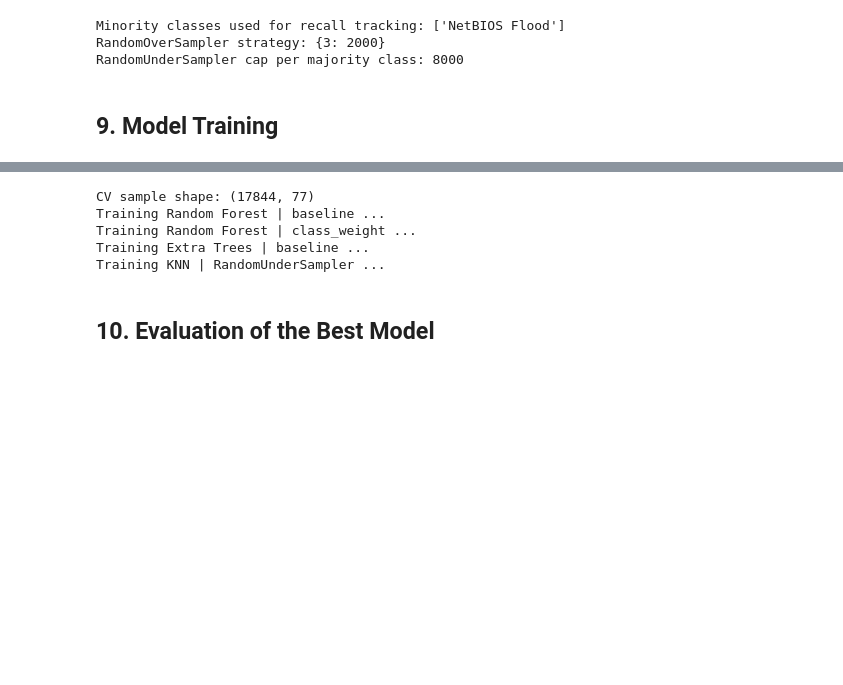
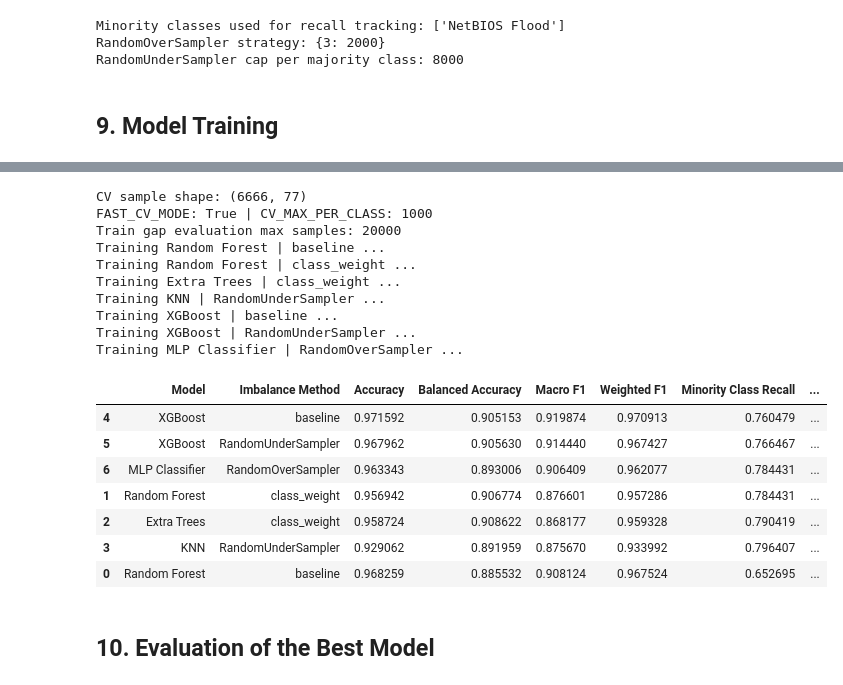
Before and after one commit to ShirokaitoX1412/mlddos, a Jupyter notebook: notebooks/ddos_detection_report_ready.ipynb, the cells around one changed output, grey strips where cells are left out. Saved outputs shown, nothing was run; the diff lists cells and outputs as text; code cells hidden in the pictures; blank space fills up the shorter version.

```diff
--- a/notebooks/ddos_detection_report_ready.ipynb
+++ b/notebooks/ddos_detection_report_ready.ipynb
@@ -46,7 +46,9 @@ for directory in (DATA_DIR, RESULTS_DIR, MODELS_DIR):
 RANDOM_STATE = 42
 TEST_SIZE = 0.2
 CV_FOLDS = 3
-CV_MAX_PER_CLASS = 3000
+FAST_CV_MODE = True
+CV_MAX_PER_CLASS = 1000 if FAST_CV_MODE else 3000
+TRAIN_GAP_MAX_SAMPLES = 20000
 
 warnings.filterwarnings("ignore", category=FutureWarning)
 print("Project root:", PROJECT_ROOT)
@@ -666,7 +691,15 @@ def evaluate_candidate(spec, X_train, y_train, X_test, y_test):
     pipeline.fit(X_train, y_train)
     fit_seconds = time.time() - start
 
-    y_train_pred = pipeline.predict(X_train)
+    train_eval_size = min(TRAIN_GAP_MAX_SAMPLES, len(X_train))
+    train_eval_positions = np.random.RandomState(RANDOM_STATE).choice(
+        len(X_train),
+        size=train_eval_size,
+        replace=False,
+    )
+    X_train_eval = X_train.iloc[train_eval_positions]
+    y_train_eval = y_train[train_eval_positions]
+    y_train_pred = pipeline.predict(X_train_eval)
     y_test_pred = pipeline.predict(X_test)
     y_test_proba = None
     if hasattr(pipeline, "predict_proba"):
@@ -722,9 +755,9 @@ def evaluate_candidate(spec, X_train, y_train, X_test, y_test):
         "Attack Recall": attack_recall,
         "ROC AUC Macro OvR": roc_auc_macro,
         "ROC AUC Weighted OvR": roc_auc_weighted,
-        "Train Macro F1": f1_score(y_train, y_train_pred, average="macro", zero_division=0),
+        "Train Macro F1": f1_score(y_train_eval, y_train_pred, average="macro", zero_division=0),
         "Test Macro F1": f1_score(y_test, y_test_pred, average="macro", zero_division=0),
-        "Train/Test Gap": f1_score(y_train, y_train_pred, average="macro", zero_division=0)
+        "Train/Test Gap": f1_score(y_train_eval, y_train_pred, average="macro", zero_division=0)
         - f1_score(y_test, y_test_pred, average="macro", zero_division=0),
         "Fit Seconds": fit_seconds,
     }
@@ -746,6 +779,8 @@ def evaluate_candidate(spec, X_train, y_train, X_test, y_test):
 
 X_cv, y_cv = make_cv_sample(X_train, y_train)
 print("CV sample shape:", X_cv.shape)
+print("FAST_CV_MODE:", FAST_CV_MODE, "| CV_MAX_PER_CLASS:", CV_MAX_PER_CLASS)
+print("Train gap evaluation max samples:", TRAIN_GAP_MAX_SAMPLES)
 
 cv = StratifiedKFold(n_splits=CV_FOLDS, shuffle=True, random_state=RANDOM_STATE)
 cv_scoring = {
@@ -806,35 +841,48 @@ comparison_df["Selection Score"] = (
     - guardrail_penalty
 )
 
 main_columns = [
     "Model",
     "Imbalance Method",
     "Accuracy",
     "Balanced Accuracy",
     "Macro F1",
     "Weighted F1",
     "Minority Class Recall",
     "False Alarm Rate",
     "Attack Recall",
     "ROC AUC Macro OvR",
     "Train Macro F1",
     "Test Macro F1",
     "Train/Test Gap",
     "CV Macro F1 Mean",
     "CV Macro F1 Std",
     "TCP SYN Flood F1",
     "UDP-Lag Flood F1",
     "Notes",
     "Selection Score",
     "Fit Seconds",
 ]
 display(comparison_df[main_columns].sort_values("Selection Score", ascending=False))
 # %% [output]
-CV sample shape: (17844, 77)
+CV sample shape: (6666, 77)
+FAST_CV_MODE: True | CV_MAX_PER_CLASS: 1000
+Train gap evaluation max samples: 20000
 Training Random Forest | baseline ...
 Training Random Forest | class_weight ...
-Training Extra Trees | baseline ...
+Training Extra Trees | class_weight ...
 Training KNN | RandomUnderSampler ...
+Training XGBoost | baseline ...
+Training XGBoost | RandomUnderSampler ...
+Training MLP Classifier | RandomOverSampler ...
+|  | Model | Imbalance Method | Accuracy | Balanced Accuracy | Macro F1 | Weighted F1 | Minority Class Recall | ... |
+| 4 | XGBoost | baseline | 0.971592 | 0.905153 | 0.919874 | 0.970913 | 0.760479 | ... |
+| 5 | XGBoost | RandomUnderSampler | 0.967962 | 0.905630 | 0.914440 | 0.967427 | 0.766467 | ... |
+| 6 | MLP Classifier | RandomOverSampler | 0.963343 | 0.893006 | 0.906409 | 0.962077 | 0.784431 | ... |
+| 1 | Random Forest | class_weight | 0.956942 | 0.906774 | 0.876601 | 0.957286 | 0.784431 | ... |
+| 2 | Extra Trees | class_weight | 0.958724 | 0.908622 | 0.868177 | 0.959328 | 0.790419 | ... |
+| 3 | KNN | RandomUnderSampler | 0.929062 | 0.891959 | 0.875670 | 0.933992 | 0.796407 | ... |
+| 0 | Random Forest | baseline | 0.968259 | 0.885532 | 0.908124 | 0.967524 | 0.652695 | ... |
 # %% [markdown]
 ## 10. Evaluation of the Best Model
 # %%
```
Also changed, not shown: parts of 11 cells of this notebook, 45 other files.
